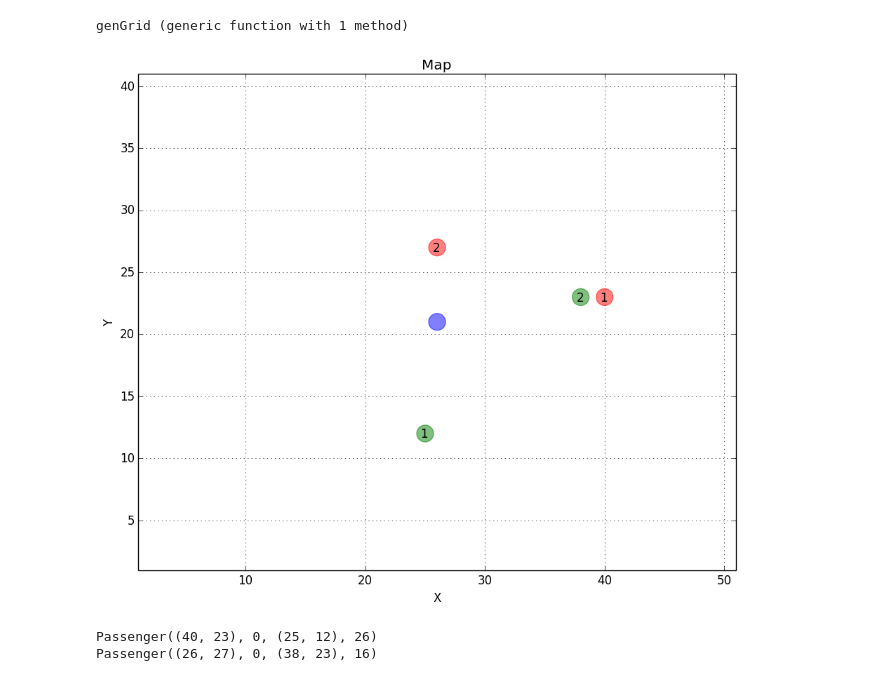
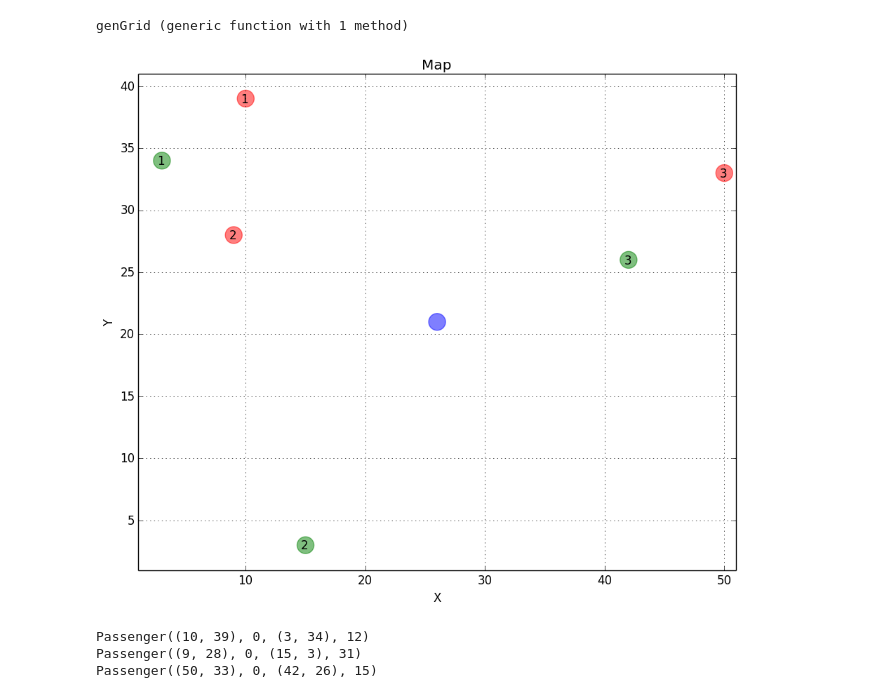
Before and after one commit to Raginii/Optimizing-Taxi-Cab-Dispatch, a Jupyter notebook: Code/GenerateRandomizedMap.ipynb, the cells around one changed output. Cells and saved outputs as stored; diff of their text form; code cells hidden in the pictures.

```diff
--- a/Code/GenerateRandomizedMap.ipynb
+++ b/Code/GenerateRandomizedMap.ipynb
@@ -18,6 +18,9 @@ function manhattan_distance(a, b)
     return sum(abs.([i for i in a]-[i for i in b]))
 end
 function rand_xy()
+   return (rand(1:WIDTH), rand(1:HEIGHT))
+end
+function rand_normalized_xy()
     pass_x = Int(round((randn()/6+0.5)*(NRG-1)+1))
     pass_y = Int(round((randn()/6+0.5)*(NRG-1)+1))
     if WIDTH > HEIGHT
@@ -81,8 +84,9 @@ end
 # %% [output]
 genGrid (generic function with 1 method)
 # %%
-genGrid(2,1)
+genGrid(3,1)
 # %% [output]
-[figure, old version]
+[figure, new version]
-Passenger((40, 23), 0, (25, 12), 26)
-Passenger((26, 27), 0, (38, 23), 16)
+Passenger((10, 39), 0, (3, 34), 12)
+Passenger((9, 28), 0, (15, 3), 31)
+Passenger((50, 33), 0, (42, 26), 15)
```
